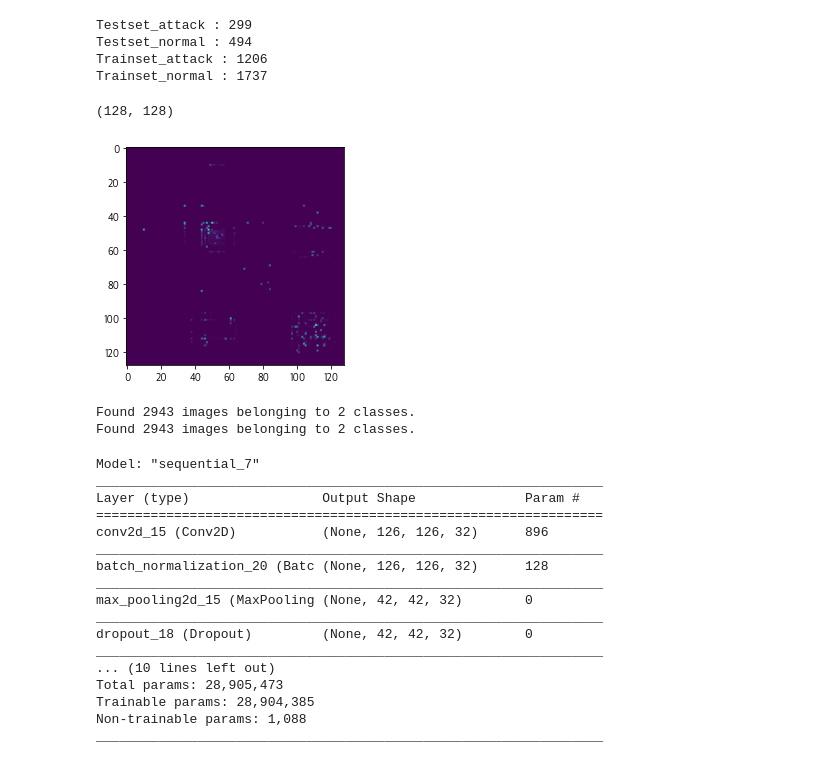
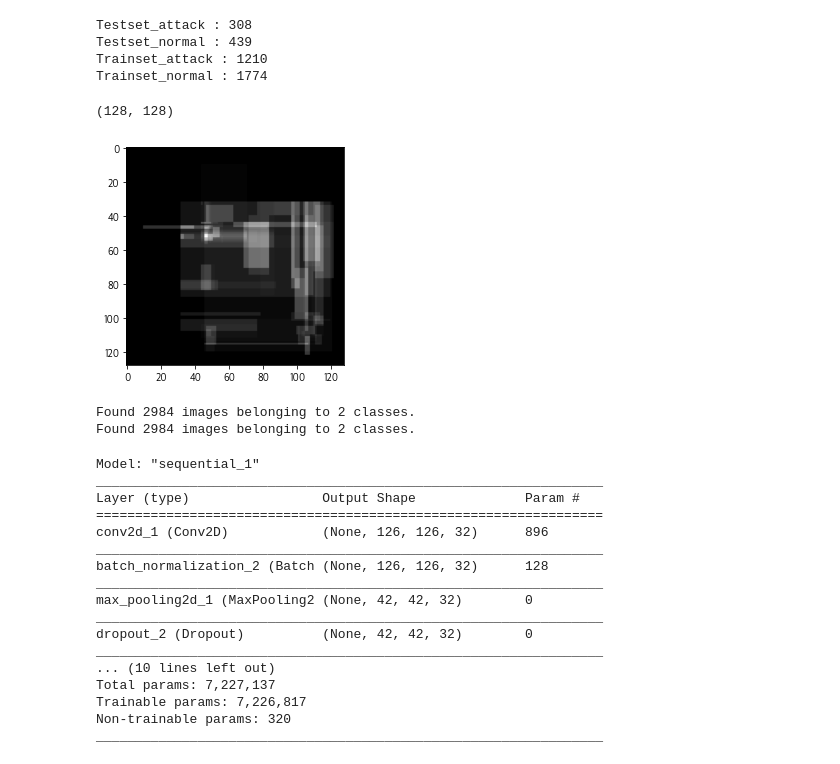
Before and after one commit to gnsia/conan, a Jupyter notebook: Algorythm/2020-11-23-[conan]-cnn-modeling-again.ipynb, the cells around one changed output. Cells and saved outputs as stored; diff of their text form; code cells hidden in the pictures.

```diff
--- a/Algorythm/2020-11-23-[conan]-cnn-modeling-again.ipynb
+++ b/Algorythm/2020-11-23-[conan]-cnn-modeling-again.ipynb
@@ -22,22 +22,22 @@ test_normal.sort()
 train_attack.sort()
 train_normal.sort()
 # %%
-print('Testset_attack :', len(os.listdir('../imgDataset/test/attack')))
-print('Testset_normal :', len(os.listdir('../imgDataset/test/normal')))
-print('Trainset_attack :', len(os.listdir('../imgDataset/train/attack')))
-print('Trainset_normal :', len(os.listdir('../imgDataset/train/normal')))
+print('Testset_attack :', len(os.listdir('../img_dataset/test/attack')))
+print('Testset_normal :', len(os.listdir('../img_dataset/test/normal')))
+print('Trainset_attack :', len(os.listdir('../img_dataset/train/attack')))
+print('Trainset_normal :', len(os.listdir('../img_dataset/train/normal')))
 # %% [output]
-Testset_attack : 299
-Testset_normal : 494
-Trainset_attack : 1206
-Trainset_normal : 1737
+Testset_attack : 308
+Testset_normal : 439
+Trainset_attack : 1210
+Trainset_normal : 1774
 # %%
-img = cv2.imread('../imgDataset/test/attack/attack_0001.png', 0)
-plt.imshow(img)
+img = cv2.imread('../img_dataset/test/attack/attack_0001.png', 0)
+plt.imshow(img, cmap='gray')
 print(img.shape)
 # %% [output]
 (128, 128)
-[figure, old version]
+[figure, new version]
 # %%
 train_datagen = ImageDataGenerator(
     rotation_range=15,
@@ -50,7 +50,7 @@ train_datagen = ImageDataGenerator(
 )
 
 train_generator = train_datagen.flow_from_directory(
-    "../imgDataset/train/",
+    "../img_dataset/train/",
     target_size=(128, 128),
     class_mode='binary',
     batch_size=16
@@ -59,14 +59,14 @@ train_generator = train_datagen.flow_from_directory(
 validation_datagen = ImageDataGenerator(rescale=1./255)
 
 validation_generator = validation_datagen.flow_from_directory(
-    "../imgDataset/train/",
+    "../img_dataset/train/",
     target_size=(128, 128),
     class_mode='binary',
     batch_size=16
 )
 # %% [output]
-Found 2943 images belonging to 2 classes.
-Found 2943 images belonging to 2 classes.
+Found 2984 images belonging to 2 classes.
+Found 2984 images belonging to 2 classes.
 # %%
 from keras.models import Sequential
 from keras.layers import Conv2D, MaxPooling2D, Dropout, Flatten, Dense, Activation, BatchNormalization
@@ -80,7 +80,7 @@ model.add(MaxPooling2D(pool_size=(3, 3)))
 model.add(Dropout(0.25))
 
 model.add(Flatten())
-model.add(Dense(512, activation='relu'))
+model.add(Dense(128, activation='relu'))
 model.add(BatchNormalization())
 model.add(Dropout(0.5))
 model.add(Dense(1, activation='sigmoid')) # 2 because we have cat and dog classes
@@ -89,21 +89,21 @@ model.compile(loss='binary_crossentropy', optimizer='adam', metrics=['accuracy']
 
 model.summary()
 # %% [output]
-Model: "sequential_7"
+Model: "sequential_1"
 _________________________________________________________________
 Layer (type)                 Output Shape              Param #
 =================================================================
-conv2d_15 (Conv2D)           (None, 126, 126, 32)      896
+conv2d_1 (Conv2D)            (None, 126, 126, 32)      896
 _________________________________________________________________
-batch_normalization_20 (Batc (None, 126, 126, 32)      128
+batch_normalization_2 (Batch (None, 126, 126, 32)      128
 _________________________________________________________________
-max_pooling2d_15 (MaxPooling (None, 42, 42, 32)        0
+max_pooling2d_1 (MaxPooling2 (None, 42, 42, 32)        0
 _________________________________________________________________
-dropout_18 (Dropout)         (None, 42, 42, 32)        0
+dropout_2 (Dropout)          (None, 42, 42, 32)        0
 _________________________________________________________________
 ... (10 lines left out)
-Total params: 28,905,473
-Trainable params: 28,904,385
-Non-trainable params: 1,088
+Total params: 7,227,137
+Trainable params: 7,226,817
+Non-trainable params: 320
 _________________________________________________________________
 # %%
```
Also changed, not shown: parts of 12 cells of this notebook, 8 other files.
